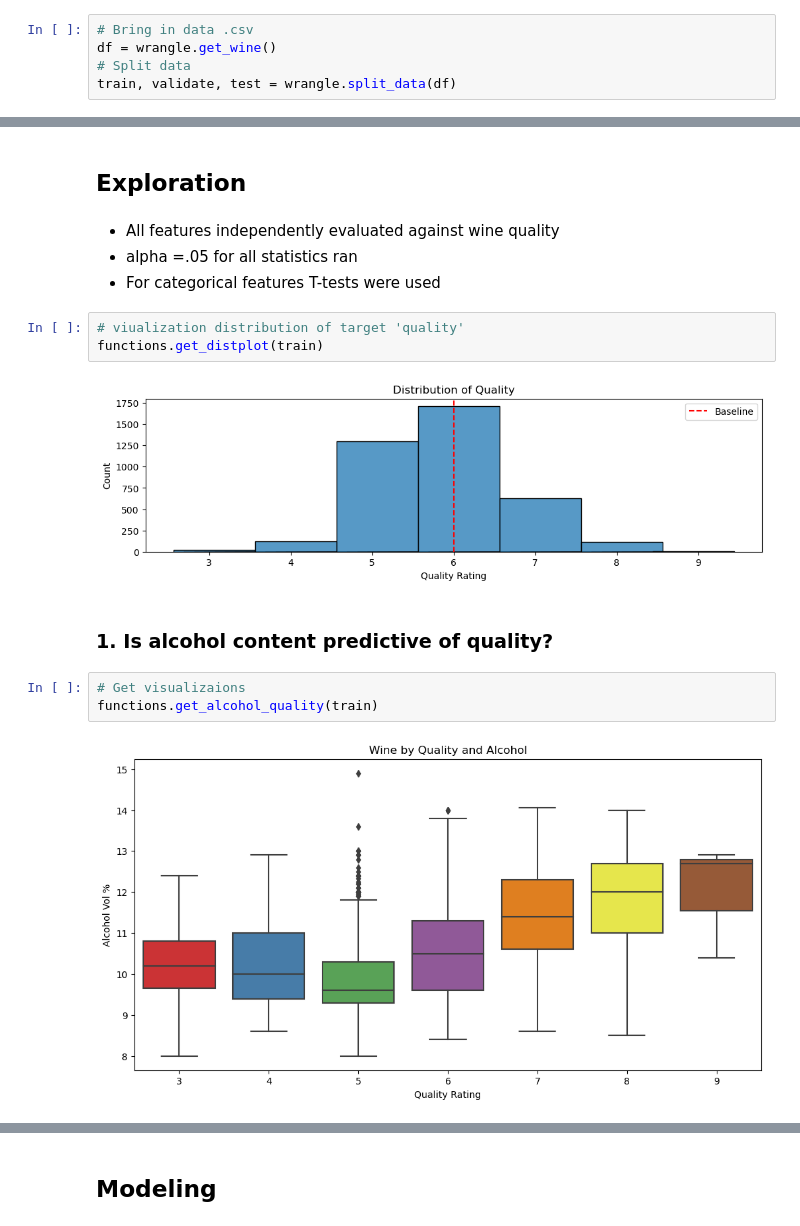
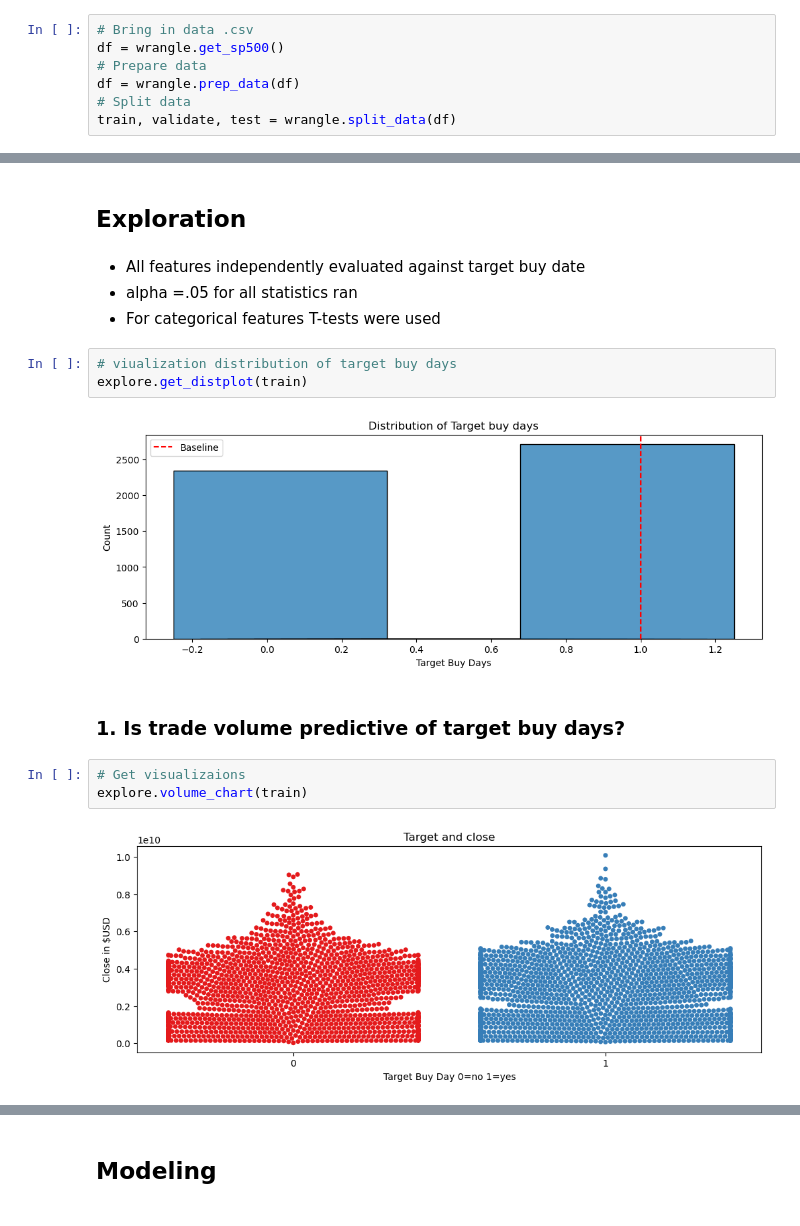
Before and after one commit to scottbarnett97/individual-project-sp500, a Jupyter notebook: final_report .ipynb, the cells around one changed output, grey strips where cells are left out. Cells and saved outputs as stored; diff of their text form.

```diff
--- a/final_report .ipynb
+++ b/final_report .ipynb
@@ -75,7 +68,9 @@ import explore
 ### Bring in Data for Exploration
 # %%
 # Bring in data .csv
-df = wrangle.get_wine()
+df = wrangle.get_sp500()
+# Prepare data
+df = wrangle.prep_data(df)
 # Split data
 train, validate, test = wrangle.split_data(df)
 # %% [output]
@@ -108,19 +103,19 @@ train.describe()
 # %% [markdown]
 ## Exploration
 # %% [markdown]
-* All features independently evaluated against wine quality
+* All features independently evaluated against target buy date
 * alpha =.05 for all statistics ran
 * For categorical features T-tests were used
 # %%
-# viualization distribution of target 'quality'
-functions.get_distplot(train)
+# viualization distribution of target buy days
+explore.get_distplot(train)
 # %% [output]
-[figure, old version]
+[figure, new version]
 # %% [markdown]
-### 1. Is alcohol content predictive of quality?
+### 1. Is trade volume predictive of target buy days?
 # %%
 # Get visualizaions
-functions.get_alcohol_quality(train)
+explore.volume_chart(train)
 # %% [output]
-[figure, old version]
+[figure, new version]
 # %% [markdown]
```
Also changed, not shown: parts of 64 cells of this notebook, 3 other files.
